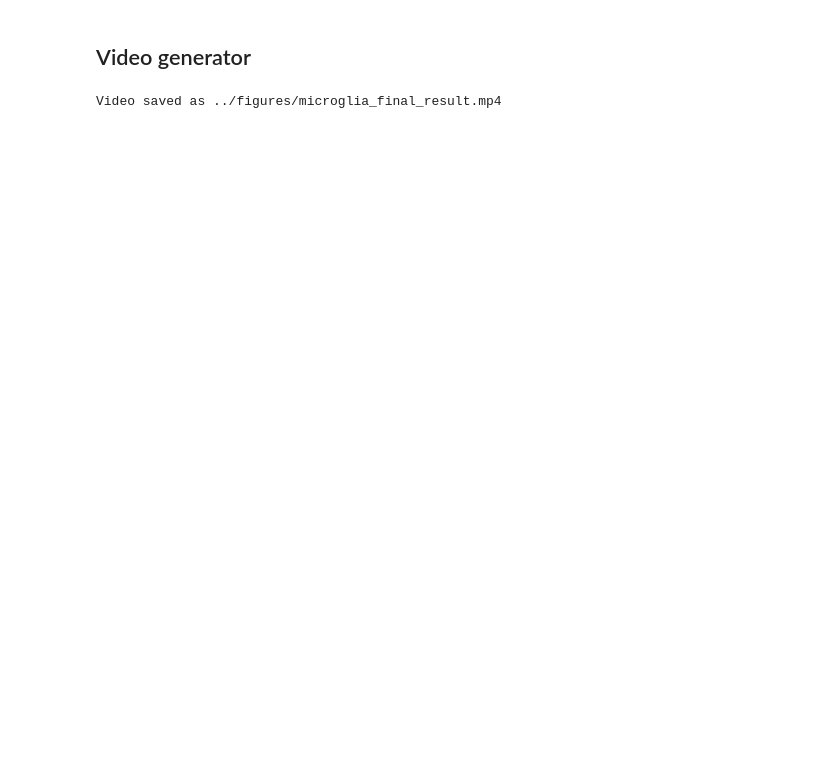
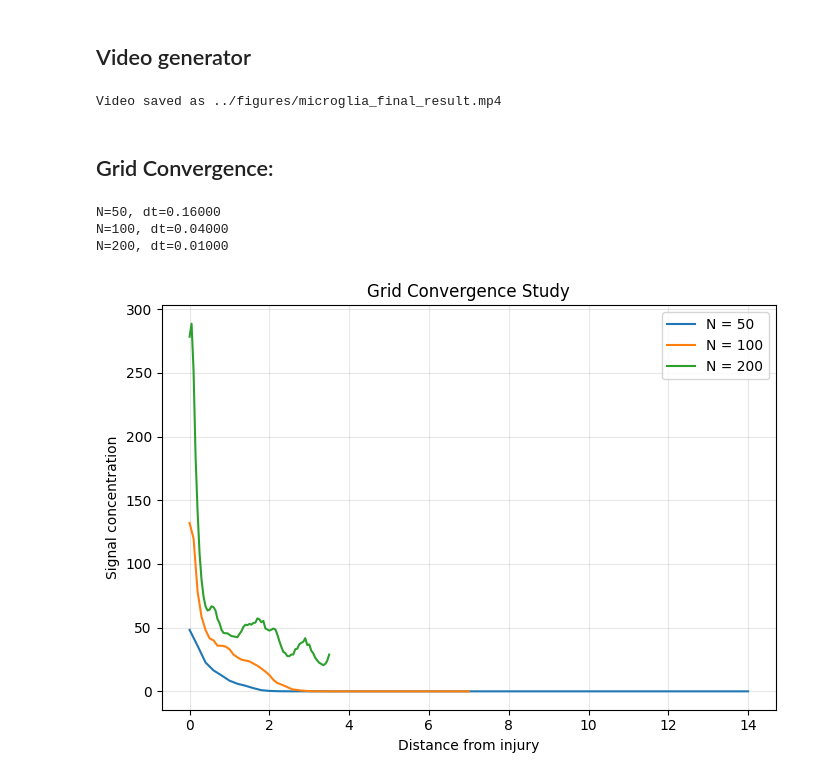
Before and after one commit to AminGhavami/Modeling_Microglial_Chemotaxis, a Jupyter notebook: notebooks/results.ipynb, the cells around one changed output. Saved outputs shown, nothing was run; the diff lists cells and outputs as text; code cells hidden in the pictures; blank space fills up the shorter version.

```diff
--- a/notebooks/results.ipynb
+++ b/notebooks/results.ipynb
@@ -211,3 +221,5 @@ def generate_video(steps=600, sigma=4.0, n_agents=n_agents, filename= "../figure
 generate_video(sigma=3.0, filename="../figures/microglia_final_result.mp4")
 # %% [output]
 Video saved as ../figures/microglia_final_result.mp4
+# %% [markdown]
+## Grid Convergence:
@@ -213,0 +289,21 @@ Video saved as ../figures/microglia_final_result.mp4
+# %%
+N_list = [50, 100, 200]
+profiles = run_grid_convergence(N_list)
+
+plt.figure(figsize=(7,5))
+for N in N_list:
+    r = np.arange(len(profiles[N])) * (Lx / N)
+    plt.plot(r, profiles[N], label=f"N = {N}")
+plt.xlabel("Distance from injury")
+plt.ylabel("Signal concentration")
+plt.title("Grid Convergence Study")
+plt.legend()
+plt.grid(alpha=0.3)
+plt.tight_layout()
+plt.savefig("../figures/grid_convergence.pdf", dpi=300)
+plt.show()
+# %% [output]
+N=50, dt=0.16000
+N=100, dt=0.04000
+N=200, dt=0.01000
+[figure, added]
```
Also changed, not shown: parts of 7 cells of this notebook.
